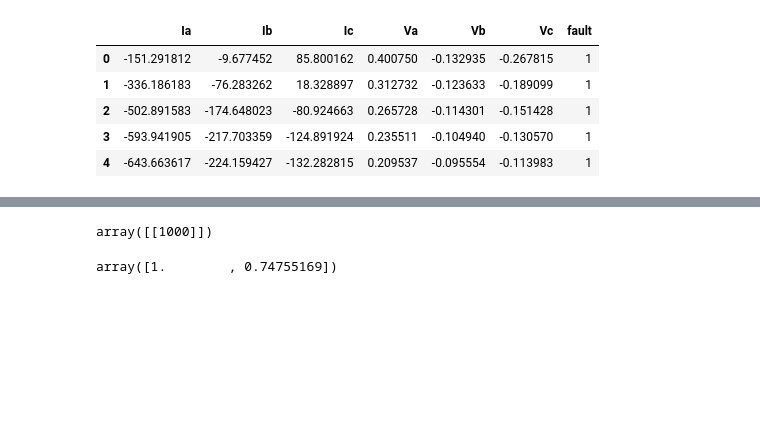
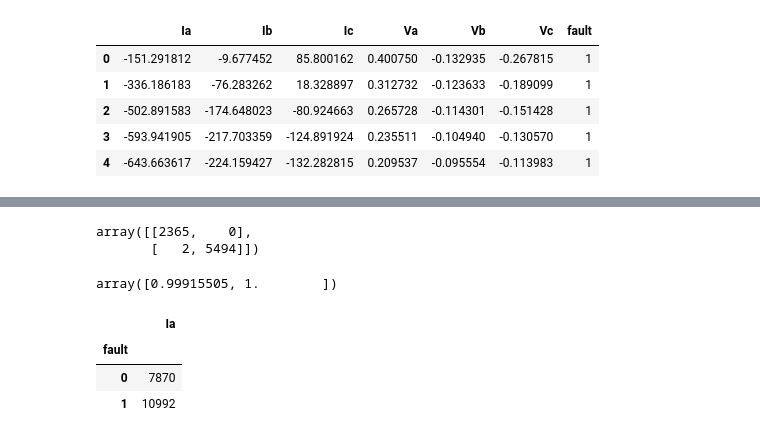
Before and after one commit to romerofernandes/class_fault, a Jupyter notebook: class_fault.ipynb, the cells around one changed output, grey strips where cells are left out. Saved outputs shown, nothing was run; the diff lists cells and outputs as text; code cells hidden in the pictures; blank space fills up the shorter version.

```diff
--- a/class_fault.ipynb
+++ b/class_fault.ipynb
@@ -105,8 +105,16 @@ y_predict2 = classif_fault.predict(df_fault_test[['Ia', 'Ib', 'Ic', 'Va', 'Vb',
 # %%
-confusion_matrix(df_fault_test['fault'], y_predict2)
+confusion_matrix(df_fault1.fault, y_predict2)
 # %% [output]
-array([[1000]])
+array([[2365,    0],
+       [   2, 5494]])
 # %%
-precision_score(df_fault_test['Output (S)'], y_predict2, average=None)
+precision_score(df_fault1.fault, y_predict2, average=None)
 # %% [output]
-array([1.        , 0.74755169])
+array([0.99915505, 1.        ])
+# %%
+df_fault.groupby('fault').agg({'Ia':'count'})
+# %% [output]
+|  | Ia |
+| fault |  |
+| 0 | 7870 |
+| 1 | 10992 |
```
Also changed, not shown: parts of 8 cells of this notebook.
